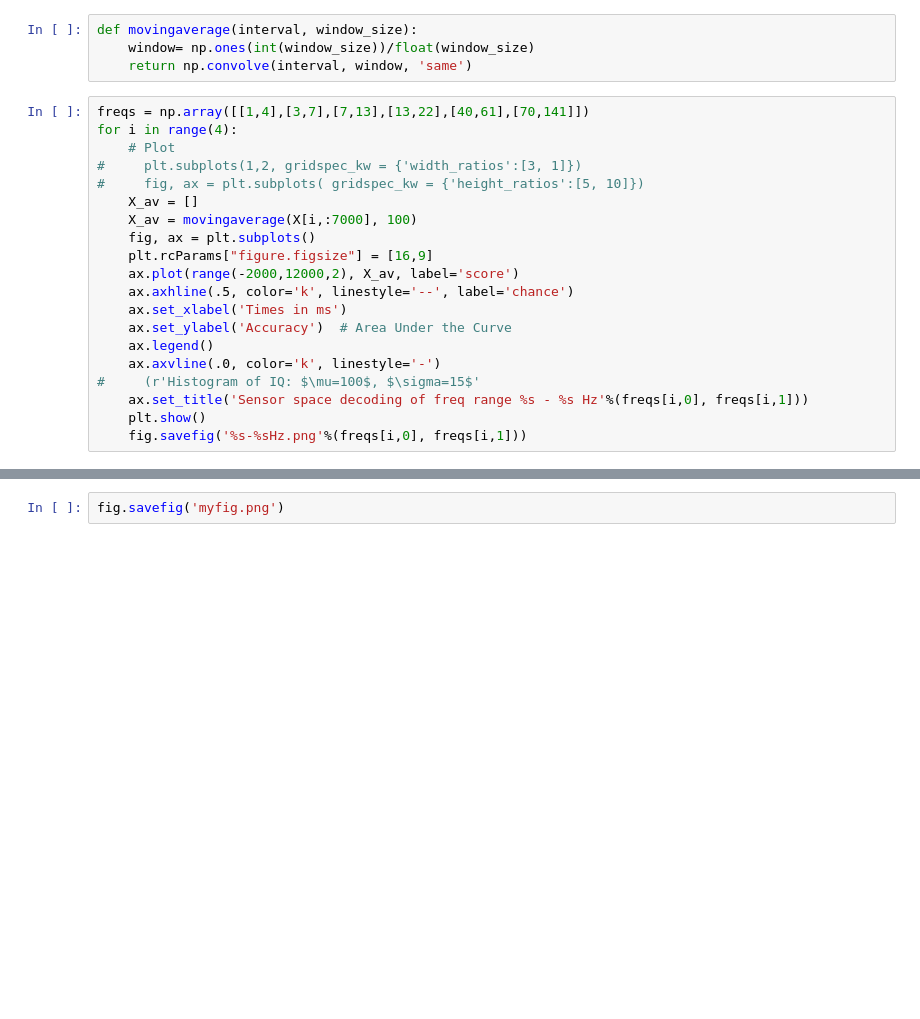
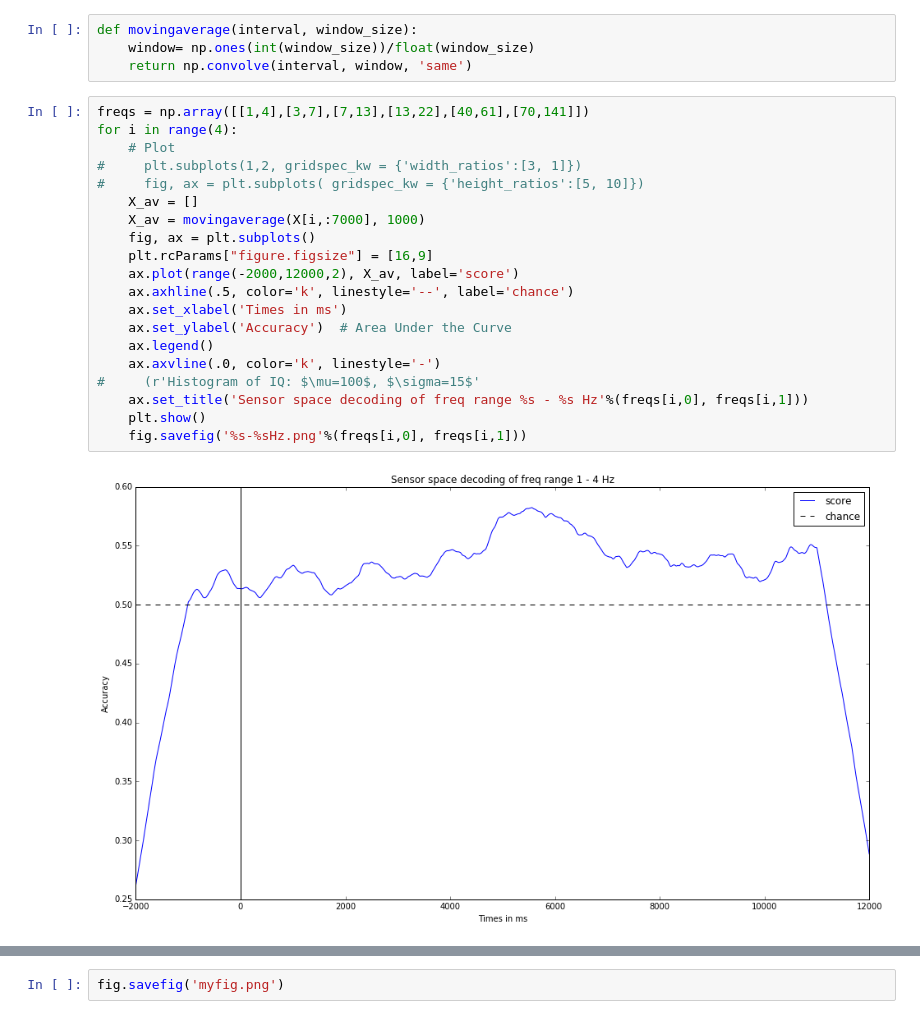
Before and after one commit to analogicalnexus/MEG-presentation-scripts, a Jupyter notebook: processing/wmd_visualization.ipynb, the cells around one changed output, grey strips where cells are left out. Drawn from its saved outputs; the diff is of its cells as text; blank space fills up the shorter version.

```diff
--- a/processing/wmd_visualization.ipynb
+++ b/processing/wmd_visualization.ipynb
@@ -22,20 +24,22 @@ def movingaverage(interval, window_size):
 # %%
 freqs = np.array([[1,4],[3,7],[7,13],[13,22],[40,61],[70,141]])
 for i in range(4):
     # Plot
 #     plt.subplots(1,2, gridspec_kw = {'width_ratios':[3, 1]})
 #     fig, ax = plt.subplots( gridspec_kw = {'height_ratios':[5, 10]})
     X_av = []
-    X_av = movingaverage(X[i,:7000], 100)
+    X_av = movingaverage(X[i,:7000], 1000)
     fig, ax = plt.subplots()
     plt.rcParams["figure.figsize"] = [16,9]
     ax.plot(range(-2000,12000,2), X_av, label='score')
     ax.axhline(.5, color='k', linestyle='--', label='chance')
     ax.set_xlabel('Times in ms')
     ax.set_ylabel('Accuracy')  # Area Under the Curve
     ax.legend()
     ax.axvline(.0, color='k', linestyle='-')
 #     (r'Histogram of IQ: $\mu=100$, $\sigma=15$'
     ax.set_title('Sensor space decoding of freq range %s - %s Hz'%(freqs[i,0], freqs[i,1]))
     plt.show()
     fig.savefig('%s-%sHz.png'%(freqs[i,0], freqs[i,1]))
+# %% [output]
+[figure, added]
```
Also changed, not shown: parts of 3 cells of this notebook, 1 other file.
